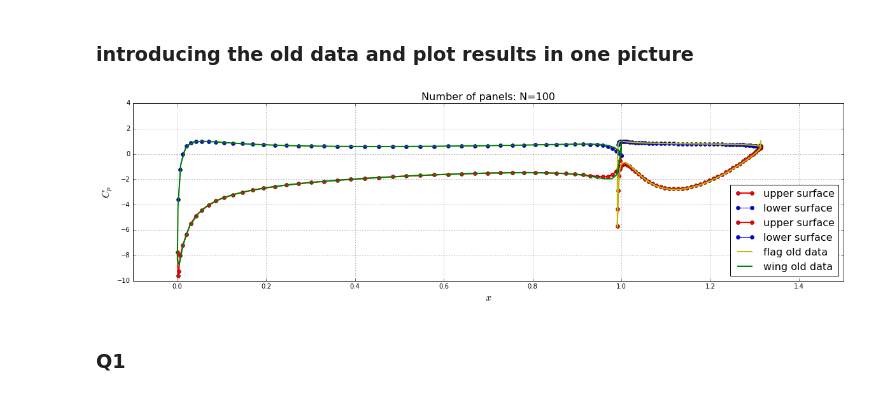
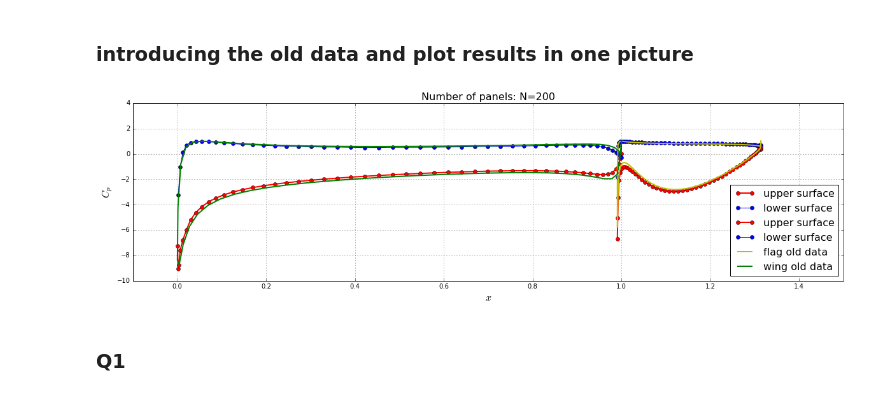
Before and after one commit to wuxuetianzi/mae6226-workspace, a Jupyter notebook: Assignment3-part1-N=100.ipynb, the cells around one changed output. Cells and saved outputs as stored; diff of their text form; code cells hidden in the pictures.

```diff
--- a/Assignment3-part1-N=100.ipynb
+++ b/Assignment3-part1-N=100.ipynb
@@ -139,24 +145,26 @@ print(A_source.shape[1])
 def kutta_condition(A_source, B_vortex):
 
     b = numpy.empty([2,A_source.shape[0]+2],dtype=float)
+    M = len(x_wing)+len(x_flap)-2
 
-    b[0,:-2] = B_vortex[0, :] + B_vortex[N-1, :]
-    b[1,:-2] = B_vortex[N, :] + B_vortex[2*N-1, :]
+    b[0,:-2] = B_vortex[0, :] + B_vortex[M/2-1, :]
+    b[1,:-2] = B_vortex[M/2, :] + B_vortex[M-1, :]
 
-    b[-2,-2]=- numpy.sum(A_source[0,:N] + A_source[N-1,:N])
-    b[-2,-1]=- numpy.sum(A_source[0,N:] + A_source[N-1,N:])
+    b[-2,-2]=- numpy.sum(A_source[0,:M/2] + A_source[M/2-1,:M/2])
+    b[-2,-1]=- numpy.sum(A_source[0,M/2:] + A_source[M/2-1,M/2:])
 
-    b[-1,-2]=- numpy.sum(A_source[N,:N] + A_source[2*N-1,:N])
-    b[-1,-1]=- numpy.sum(A_source[N,N:] + A_source[2*N-1,N:])
+    b[-1,-2]=- numpy.sum(A_source[M/2,:M/2] + A_source[M-1,:M/2])
+    b[-1,-1]=- numpy.sum(A_source[M/2,M/2:] + A_source[M-1,M/2:])
     return b
 # %%
 def build_singularity_matrix(A_source, B_vortex):
     A = numpy.empty((A_source.shape[0]+2, A_source.shape[0]+2), dtype=float)
+    M = len(x_wing)+len(x_flap)-2
     # source contribution matrix
     A[:-2, :-2] = A_source
     # vortex contribution array
-    A[:-2, -2] = numpy.sum(B_vortex[:,:N], axis=1)
-    A[:-2, -1] = numpy.sum(B_vortex[:,N:], axis=1)
+    A[:-2, -2] = numpy.sum(B_vortex[:,:M/2], axis=1)
+    A[:-2, -1] = numpy.sum(B_vortex[:,M/2:], axis=1)
     # Kutta condition array
     A[-2:, :] = kutta_condition(A_source, B_vortex)
 
@@ -164,14 +172,14 @@ def build_singularity_matrix(A_source, B_vortex):
 # %%
 def build_freestream_rhs(panels, freestream):
     b = numpy.empty(panels.size+2,dtype=float)
-
+    M = len(x_wing)+len(x_flap)-2
     for i, panel in enumerate(panels):
         b[i] = - freestream.u_inf * math.cos(freestream.alpha - panel.beta)
 
     b[-2] = -freestream.u_inf*( math.sin(freestream.alpha-panels[0].beta)
-                              +math.sin(freestream.alpha-panels[N-1].beta) )
-    b[-1] = -freestream.u_inf*( math.sin(freestream.alpha-panels[N].beta)
-                              +math.sin(freestream.alpha-panels[2*N-1].beta) )
+                              +math.sin(freestream.alpha-panels[M/2-1].beta) )
+    b[-1] = -freestream.u_inf*( math.sin(freestream.alpha-panels[M/2].beta)
+                              +math.sin(freestream.alpha-panels[M-1].beta) )
 
     return b
 # %%
@@ -186,5 +194,5 @@ for i , panel in enumerate(total_panels):
     panel.sigma = strengths[i]
 
 # store circulation density
-gamma_wing, gamma_flag = strengths[-2],strengths[-1]
+gamma=numpy.append(strengths[-1], strengths[-2])
 # %%
@@ -247,37 +254,34 @@ X_flap,yY_flap = numpy.loadtxt(open("Cp_Main_theoretical.csv","rb"),delimiter=",
 # %%
 # plot surface pressure coefficient
 pyplot.figure(figsize=(20, 5))
 pyplot.grid()
 pyplot.xlabel('$x$', fontsize=16)
 pyplot.ylabel('$C_p$', fontsize=16)
-
-
 pyplot.plot([panel.xc for panel in total_panels[:N]if panel.loc == 'upper'],
             [panel.cp for panel in total_panels[:N] if panel.loc == 'upper'],
             label='upper surface',
             color='r', linestyle='-', linewidth=2, marker='o', markersize=6)
 pyplot.plot([panel.xc for panel in total_panels[N:] if panel.loc == 'lower'],
             [panel.cp for panel in total_panels[N:] if panel.loc == 'lower'],
             label= 'lower surface',
             color='b', linestyle='-', linewidth=1, marker='o', markersize=6)
 
 pyplot.plot([panel.xc for panel in total_panels[N:]if panel.loc == 'upper'],
             [panel.cp for panel in total_panels[N:] if panel.loc == 'upper'],
             label='upper surface',
             color='r', linestyle='-', linewidth=2, marker='o', markersize=6)
 pyplot.plot([panel.xc for panel in total_panels[:N] if panel.loc == 'lower'],
             [panel.cp for panel in total_panels[:N] if panel.loc == 'lower'],
             label= 'lower surface',
             color='b', linestyle='-', linewidth=1, marker='o', markersize=6)
-
 pyplot.plot(X_wing,Y_wing, label="flag old data",color='y', linestyle='-', linewidth=2)
 pyplot.plot(X_flap,yY_flap, label="wing old data",color='g', linestyle='-', linewidth=2)
 pyplot.legend(loc='best', prop={'size':16})
 pyplot.xlim(-0.1, 1.5)
 pyplot.ylim(-10, 4.0)
-pyplot.title('Number of panels: N=100', fontsize=16);
+pyplot.title('Number of panels: N=200', fontsize=16);
 # %% [output]
-[figure, old version]
+[figure, new version]
 # %% [markdown]
 ### Q1
 # %%
```
Also changed, not shown: parts of 10 cells of this notebook.
